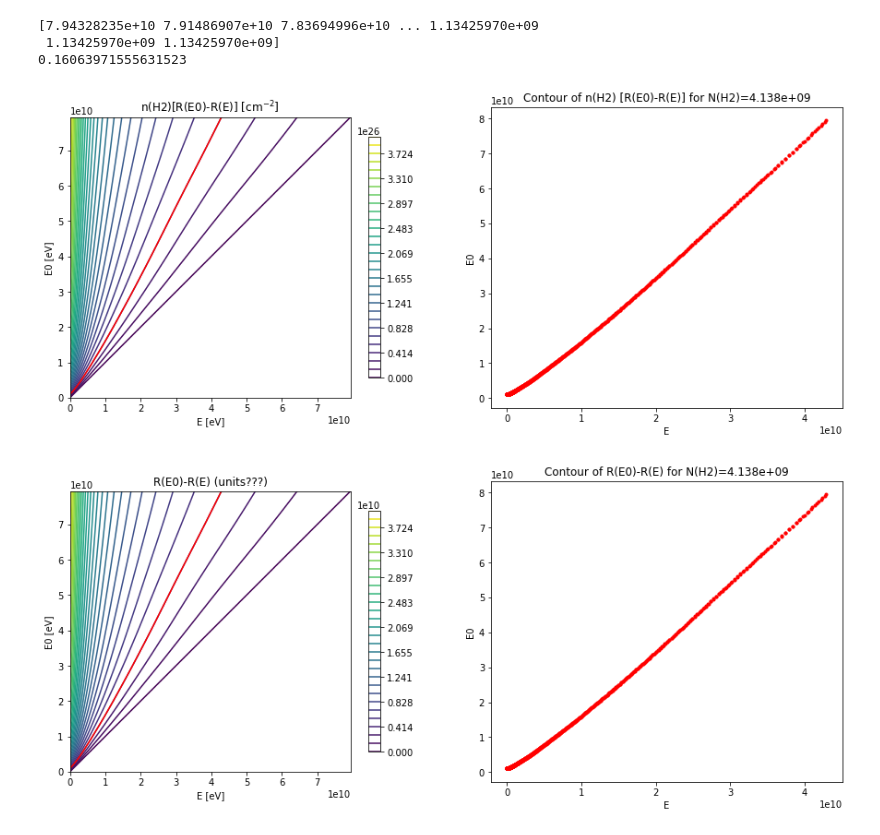
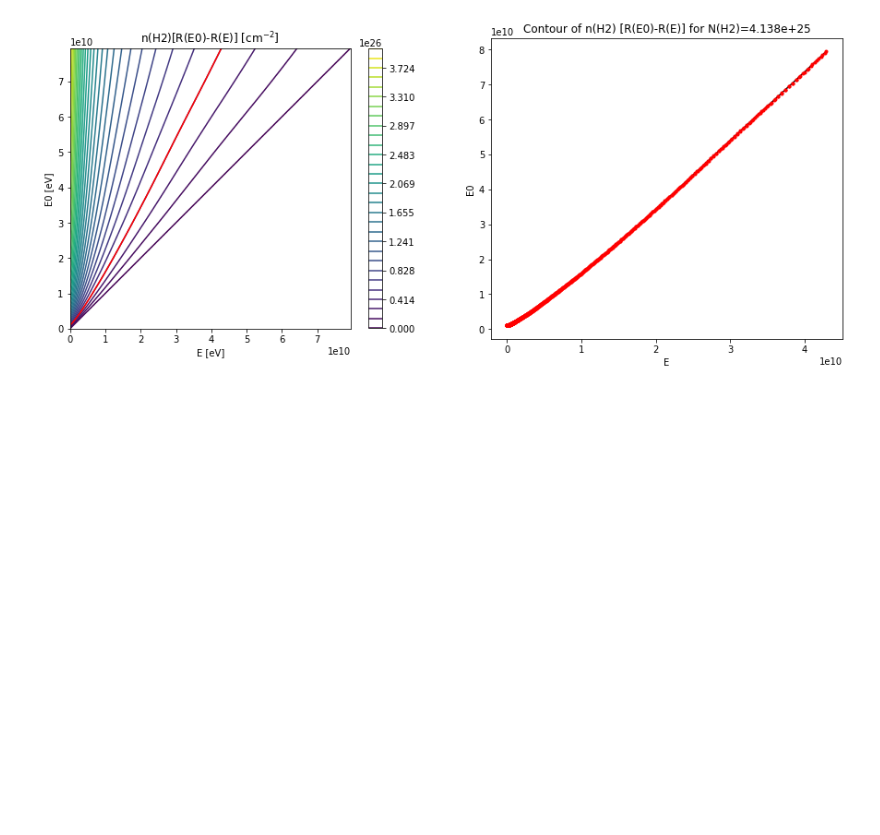
Before and after one commit to jbattat/reproduce_padovani, a Jupyter notebook: cr_spectrum.ipynb, the cells around one changed output. Cells and saved outputs as stored; diff of their text form; code cells hidden in the pictures; blank space fills up the shorter version.

```diff
--- a/cr_spectrum.ipynb
+++ b/cr_spectrum.ipynb
@@ -188,67 +111,37 @@ nn, min, max of pLoss.Einterp: 2000, 0.15848931924611134, 79432823472.42822
 # %%
 # VISUALIZE N(H2) CONTOURS
 fig4, axs4 = plt.subplots(1, 2, figsize=(15,6))
 levelMax = 4e26
-levels = np.linspace(0, levelMax, num=30)
-#levels = 30
-cs = axs4[0].contour(EEs, E0s, NNs, levels=levels)
+levels = np.linspace(0, levelMax, num=30, endpoint=True)
+#levels = np.logspace(19, 26, num=8, endpoint=True)
+#levels = np.logspace(21, 25, num=5, endpoint=True)
+cs = axs4[0].contour(EEs, E0s, NNs, levels=levels)#, locator=ticker.LogLocator())#, cmap=cm.PuBu_r)
 axs4[0].axis('scaled')
 axs4[0].set_xlabel("E [eV]")
 axs4[0].set_ylabel("E0 [eV]")
 axs4[0].set_title("n(H2)[R(E0)-R(E)] [cm$^{-2}$]")
-fig4.colorbar(cs, ax=axs4[0], shrink=0.8)
+fig4.colorbar(cs, ax=axs4[0], shrink=0.93)
+#axs4[0].clabel(cs, cs.levels, inline=True, fmt="%.2e", fontsize=10)
 
+# pick out a single contour
 levelId = 3
 NH2s = levels[levelId]
 dat0 = cs.allsegs[levelId][0]
 xEs  = dat0[:,0]
 yE0s = dat0[:,1]
 
 axs4[0].plot(xEs, yE0s, 'r-') # overplot on contour graph
+axs4[1].plot(xEs, yE0s, 'k-')
 axs4[1].plot(xEs, yE0s, 'r.')
 axs4[1].set_xlabel("E")
 axs4[1].set_ylabel("E0")
-axs4[1].set_title(f"Contour of n(H2) [R(E0)-R(E)] for N(H2)={NH2:.3e}")
-
-
-
-# VISUALIZE N(H2) CONTOURS
-fig3, axs3 = plt.subplots(1, 2, figsize=(15,6))
-levelMax = 4e10
-levels = np.linspace(0, levelMax, num=30)
-cs = axs3[0].contour(EE, E0, NN, levels=levels)
-axs3[0].axis('scaled')
-axs3[0].set_xlabel("E [eV]")
-axs3[0].set_ylabel("E0 [eV]")
-axs3[0].set_title("R(E0)-R(E) (units???)")
-fig3.colorbar(cs, ax=axs3[0], shrink=0.8)
-
-# Extract a single contour to get E vs. E0 for a single value of N(H2)
-levelId = 3
-NH2 = levels[levelId]
-dat0= cs.allsegs[levelId][0]
-xE  = dat0[:,0]
-yE0 = dat0[:,1]
-
-print(yE0)
-print(min(xE))
-
-axs3[0].plot(dat0[:,0],dat0[:,1], 'r-')
-
-axs3[1].plot(xE, yE0, 'r.')
-axs3[1].set_xlabel("E")
-axs3[1].set_ylabel("E0")
-axs3[1].set_title(f"Contour of R(E0)-R(E) for N(H2)={NH2:.3e}")
+axs4[1].set_title(f"Contour of n(H2) [R(E0)-R(E)] for N(H2)={NH2s:.3e}")
 
 fout = 'out/NH2Contours.pdf'
 plt.savefig(fout)
 plt.savefig(fout.replace(".pdf",".png"))
 # %% [output]
-[7.94328235e+10 7.91486907e+10 7.83694996e+10 ... 1.13425970e+09
- 1.13425970e+09 1.13425970e+09]
-0.16063971555631523
-[figure, old version]
+[figure, new version]
-[figure, removed]
 # %%
 # interpolate L(E) onto our E0 and E values
 fint_LE = scipy.interpolate.interp1d(pLoss.E, pLoss.L, kind='linear', assume_sorted=True) # FIXME: this is a repeat from above...
```
Also changed, not shown: parts of 7 cells of this notebook, 1 other file.
